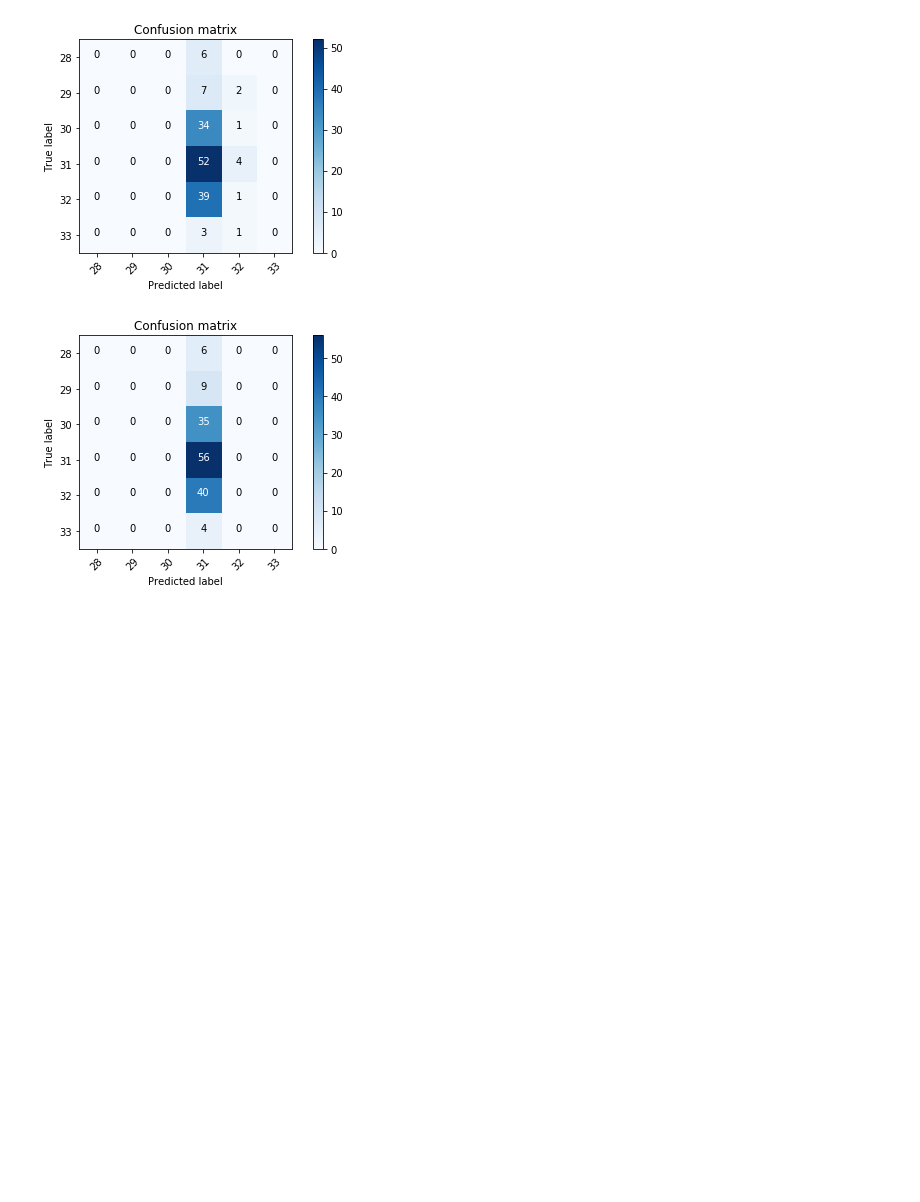
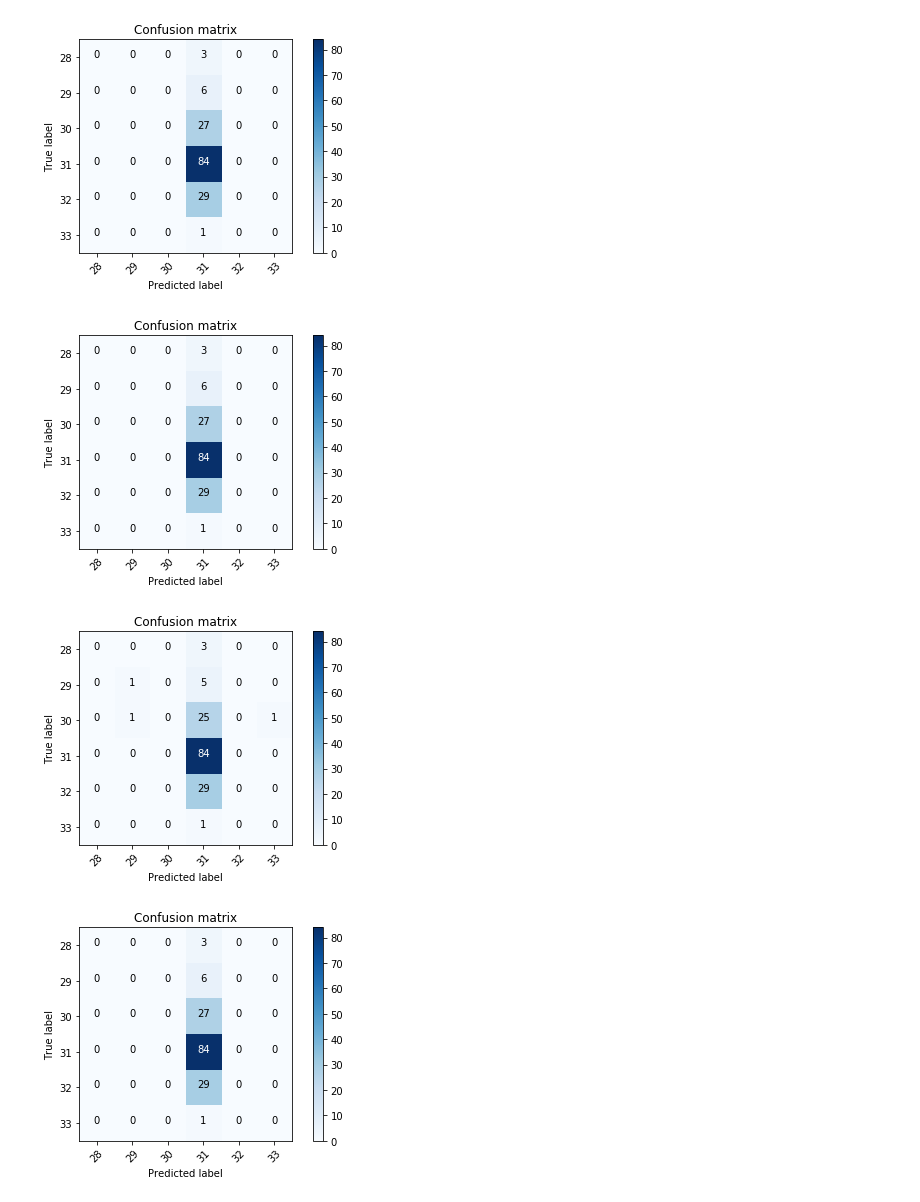
Before and after one commit to RezaTorbati/HonorsThesis, a Jupyter notebook: post.ipynb, the cells around one changed output. Saved outputs shown, nothing was run; the diff lists cells and outputs as text; code cells hidden in the pictures; blank space fills up the shorter version.

```diff
--- a/post.ipynb
+++ b/post.ipynb
@@ -9,5 +9,7 @@ Average Val Accuracy:  0.4193333387374878
 # %%
-post.visualizeConfusion('results', '3t*.pkl')
+post.visualizeConfusion('results', '3*.pkl')
 # %% [output]
-[figure, old version]
+[figure, new version]
-[figure, old version]
+[figure, new version]
+[figure, added]
+[figure, added]
```
Also changed, not shown: parts of 2 cells of this notebook, 1 other file.
